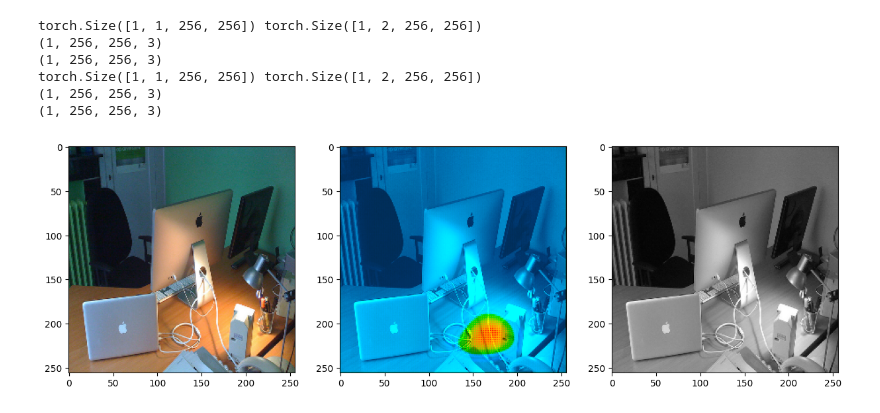
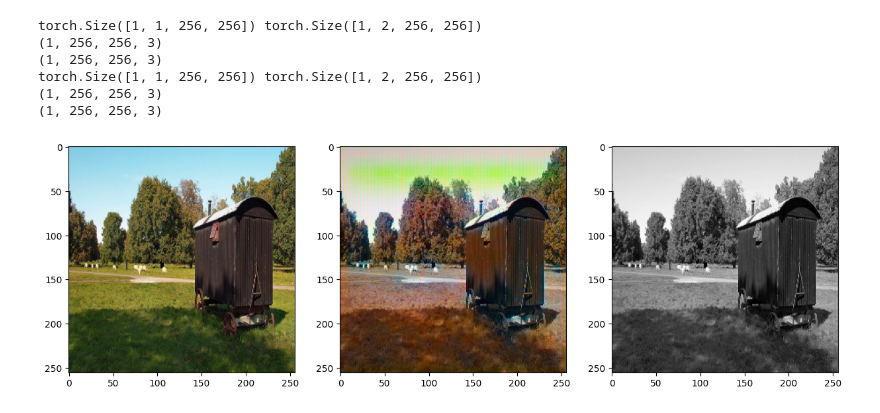
Before and after one commit to dfbakin/colorizer, a Jupyter notebook: training_visual.ipynb, the cells around one changed output. Saved outputs shown, nothing was run; the diff lists cells and outputs as text; code cells hidden in the pictures.

```diff
--- a/training_visual.ipynb
+++ b/training_visual.ipynb
@@ -24,10 +24,10 @@ import cv2
 REQUIRED_SIZE = (256, 256)
 combined_dataset = torch_data.ConcatDataset(
     [
-        ColorizationDataset("datasets/coco_2017_test", resize=REQUIRED_SIZE, filter_colorless=True),
-        # ColorizationDataset(
-        #     "datasets/imagenet_classes", resize=REQUIRED_SIZE, classes_folders=True, filter_colorless=False
-        # ),
+        ColorizationDataset("datasets/coco_2017_test", resize=REQUIRED_SIZE, filter_colorless=False),
+        ColorizationDataset(
+            "datasets/imagenet_classes", resize=REQUIRED_SIZE, classes_folders=True, filter_colorless=False
+        ),
     ]
 )
 print("Length:", len(combined_dataset))
@@ -36,13 +36,11 @@ Length: 39566
 # %%
 train_dataset, val_dataset, test_dataset = torch_data.random_split(
-    combined_dataset, [0.2, 0.01, 0.79]
+    combined_dataset, [0.01, 0.005, 0.985]
 )  # debug lengths: 2034 407 38229
 print("Lenghths:", *[len(item) for item in [train_dataset, val_dataset, test_dataset]])
 
 L, ab = combined_dataset[0]
-cielab_img = torch.cat([L * ColorizationDataset.l_norm_factor, ab * ColorizationDataset.ab_norm_factor], dim=0).numpy()
-cielab_img = np.uint8(cielab_img.transpose(1, 2, 0))
-rgb_img = cv2.cvtColor(cielab_img, cv2.COLOR_LAB2RGB)
+rgb_img = ColorizationDataset.torch_L_ab_to_cvimage(L.unsqueeze(0), ab.unsqueeze(0)).squeeze(0)
 print(colorfulness_metric(rgb_img))
 plt.imshow(rgb_img)
 plt.show()
@@ -88,0 +63,6 @@ View run at https://wandb.ai/colorizer-team/colorizer/runs/2ez3bx9d
+# %%
+# from torchsummary import summary
+
+device = torch.device("cuda" if torch.cuda.is_available() else "cpu")
+model = UNetGANWrap(device=device)
+# summary(model, input_size=(1, *REQUIRED_SIZE))
@@ -95,26 +78,24 @@ baseline_trainer.train(2)
 # %%
-L, ab = train_dataset[92]
+L, ab = train_dataset[0]
 
 L = L.unsqueeze(0)
 ab = ab.unsqueeze(0)
 
 cielab_img_gt = ColorizationDataset.torch_L_ab_to_cvimage(L, ab)
-with torch.no_grad():
-    model.eval()
-    ab_prediction = model.forward(L.to(device))
-
+model.setup_input([L, ab])
+ab_prediction = model.test()["fake_color"]
 cielab_img_pred = ColorizationDataset.torch_L_ab_to_cvimage(L, ab_prediction.to("cpu"))
 
 fig, ax = plt.subplots(1, 3, figsize=(15, 5))
 ax[0].imshow(cielab_img_gt.squeeze(0))
 ax[1].imshow(cielab_img_pred.squeeze(0))
 ax[2].imshow(L.squeeze(0).numpy().transpose(1, 2, 0), cmap="gray")
 plt.show()
 # %% [output]
 torch.Size([1, 1, 256, 256]) torch.Size([1, 2, 256, 256])
 (1, 256, 256, 3)
 (1, 256, 256, 3)
 torch.Size([1, 1, 256, 256]) torch.Size([1, 2, 256, 256])
 (1, 256, 256, 3)
 (1, 256, 256, 3)
-[figure, old version]
+[figure, new version]
```
Also changed, not shown: parts of 7 cells of this notebook, 11 other files.
